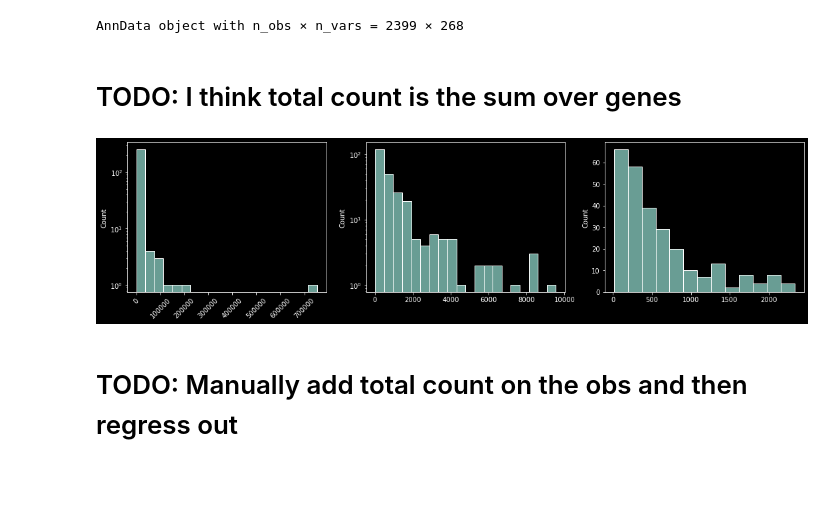
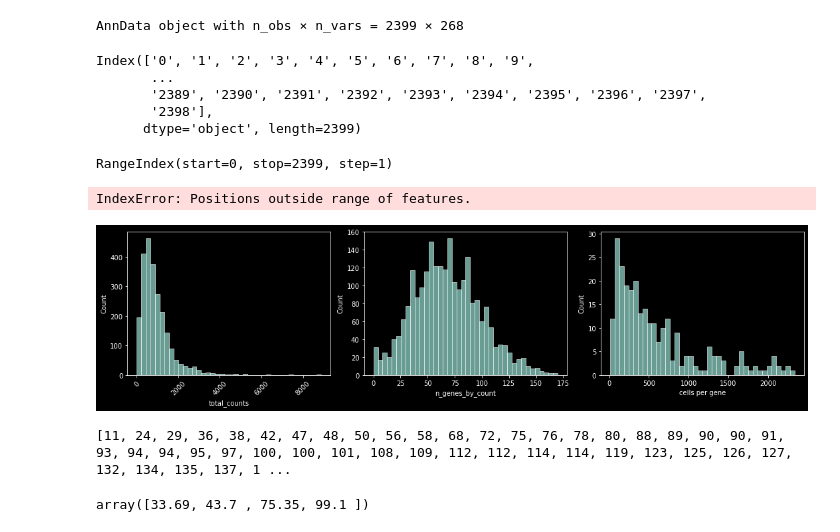
Before and after one commit to PMBio/SingleCellCourse, a Jupyter notebook: day3/merfish.ipynb, the cells around one changed output. Saved outputs shown, nothing was run; the diff lists cells and outputs as text; code cells hidden in the pictures; blank space fills up the shorter version.

```diff
--- a/day3/merfish.ipynb
+++ b/day3/merfish.ipynb
@@ -288,29 +286,54 @@ adata = ad.AnnData(expression_matrix)
 adata
 # %% [output]
 AnnData object with n_obs × n_vars = 2399 × 268
-# %% [markdown]
-# TODO: I think total count is the sum over genes
+# %%
+adata.obs.index
+# %% [output]
+Index(['0', '1', '2', '3', '4', '5', '6', '7', '8', '9',
+       ...
+       '2389', '2390', '2391', '2392', '2393', '2394', '2395', '2396', '2397',
+       '2398'],
+      dtype='object', length=2399)
+# %%
+df['x_um'].index
+# %% [output]
+RangeIndex(start=0, stop=2399, step=1)
+# %%
+adata.obsm['x_um'] = df['x_um'].to_numpy()
+adata.obsm['y_um'] = df['y_um'].to_numpy()
+adata.obsm['radius'] = df['radius'].to_numpy()
+# %%
+sc.pp.calculate_qc_metrics(adata, inplace=True)
+# %% [output]
+IndexError: Positions outside range of features.
 # %%
 x = adata.X
-total_counts = np.sum(x, axis=0)
-n_genes_by_count = np.sum(x > 0, axis=0)
+total_counts = np.sum(x, axis=1)
+n_genes_by_count = np.sum(x > 0, axis=1)
 
 fig, axes = plt.subplots(1, 3, figsize=(15, 4))
-sns.histplot(total_counts, kde=False, ax=axes[0], bins=20)
-axes[0].set_yscale('log')
+sns.histplot(total_counts, kde=False, ax=axes[0], bins=40)
+# axes[0].set_yscale('log')
+axes[0].set_xlabel('total_counts')
 xticks = axes[0].get_xticks()
 # print(xticks)
 for label in axes[0].get_xticklabels():
     label.set_rotation(45)
 # axis[0].set_xticklabels([f'{t:0.2f}' for t in xticks])
 
-sns.histplot(total_counts[total_counts < 10000], kde=False, ax=axes[1], bins=20)
-axes[1].set_yscale('log')
+sns.histplot(n_genes_by_count, kde=False, ax=axes[1], bins=40)
+axes[1].set_xlabel('n_genes_by_count')
 
-sns.histplot(n_genes_by_count, kde=False, ax=axes[2])
+sns.histplot(np.sum(x > 0, axis=0), kde=False, ax=axes[2], bins=40)
+axes[2].set_xlabel('cells per gene')
+
 plt.tight_layout()
 plt.show()
 # %% [output]
-[figure, old version]
+[figure, new version]
-# %% [markdown]
-# TODO: Manually add total count on the obs and then regress out
+# %%
+print(sorted(np.sum(x > 0, axis=0)))
+np.quantile(np.sum(x > 0, axis=0), q=(0.01, 0.02, 0.05, 0.1))
+# %% [output]
+[11, 24, 29, 36, 38, 42, 47, 48, 50, 56, 58, 68, 72, 75, 76, 78, 80, 88, 89, 90, 90, 91, 93, 94, 94, 95, 97, 100, 100, 101, 108, 109, 112, 112, 114, 114, 119, 123, 125, 126, 127, 132, 134, 135, 137, 1 ...
+array([33.69, 43.7 , 75.35, 99.1 ])
```
Also changed, not shown: parts of 22 cells of this notebook, 1 other file.
